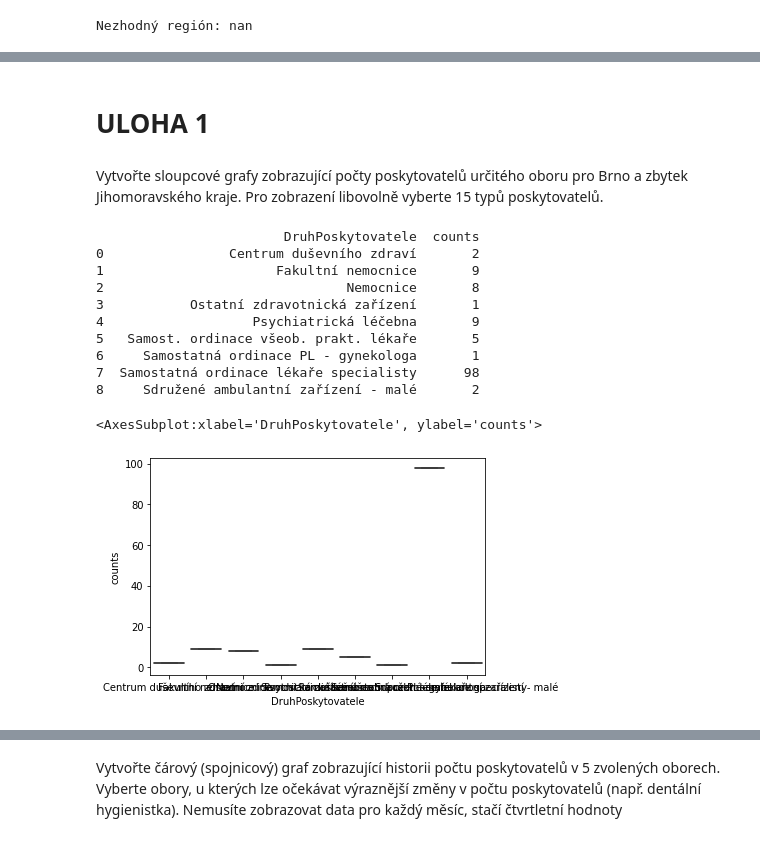
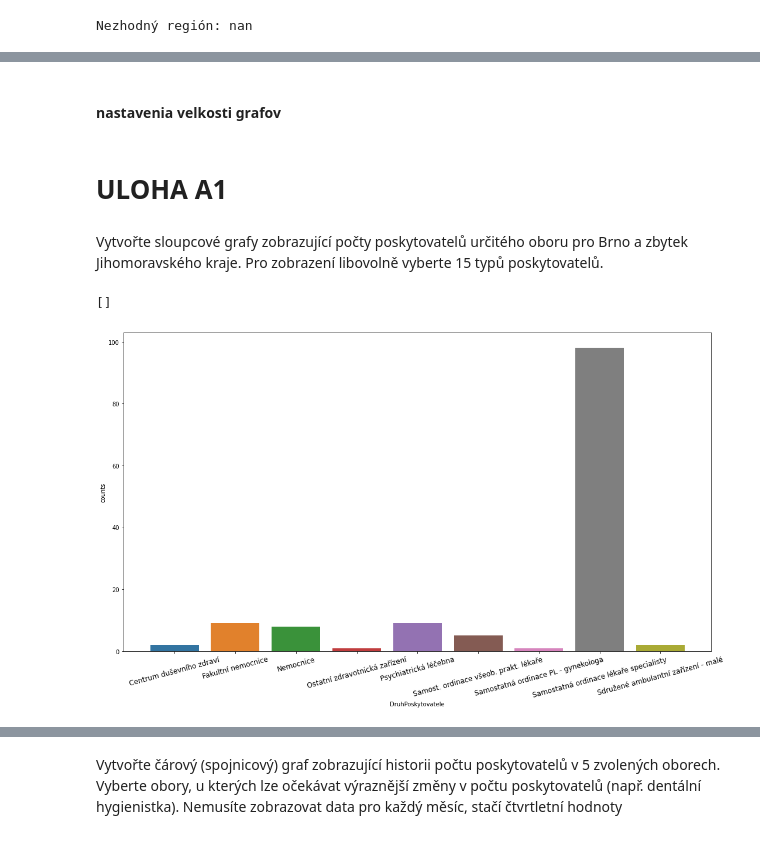
Before and after one commit to adaryb123/UPAproject, a Jupyter notebook: Data_analysis.ipynb, the cells around one changed output, grey strips where cells are left out. Saved outputs shown, nothing was run; the diff lists cells and outputs as text; code cells hidden in the pictures.

```diff
--- a/Data_analysis.ipynb
+++ b/Data_analysis.ipynb
@@ -471,25 +474,21 @@ Nezhodný región: nan
+# %% [markdown]
+#### nastavenia velkosti grafov
+# %%
+plt.rcParams["figure.figsize"] = (18, 10)
+plt.rcParams["xtick.labelsize"] = 12
 # %% [markdown]
-# ULOHA 1
+# ULOHA A1
 # %% [markdown]
 Vytvořte sloupcové grafy zobrazující počty poskytovatelů určitého oboru pro Brno a zbytek Jihomoravského kraje. Pro zobrazení libovolně vyberte 15 typů poskytovatelů.
 # %%
 df_jihomoravske = df_facilities.loc[df_facilities['Kraj'] == 'Jihomoravský kraj']
 df_psychiatrie = df_jihomoravske.loc[df_jihomoravske['OborPece'] == 'psychiatrie']
 df_grouped = df_psychiatrie.groupby(['DruhPoskytovatele']).size().reset_index(name='counts')
-print(df_grouped)
+#print(df_grouped)
-# %% [output]
-                        DruhPoskytovatele  counts
-0                Centrum duševního zdraví       2
-1                      Fakultní nemocnice       9
-2                               Nemocnice       8
-3           Ostatní zdravotnická zařízení       1
-4                   Psychiatrická léčebna       9
-5   Samost. ordinace všeob. prakt. lékaře       5
-6     Samostatná ordinace PL - gynekologa       1
-7  Samostatná ordinace lékaře specialisty      98
-8     Sdružené ambulantní zařízení - malé       2
 # %%
-sns.boxplot(x='DruhPoskytovatele', y='counts', data = df_grouped)
+sns.barplot(x='DruhPoskytovatele', y='counts', data = df_grouped)
+plt.xticks(rotation=15)
+plt.plot()
 # %% [output]
-<AxesSubplot:xlabel='DruhPoskytovatele', ylabel='counts'>
+[]
-[figure, old version]
+[figure, new version]
```
Also changed, not shown: parts of 30 cells of this notebook.
